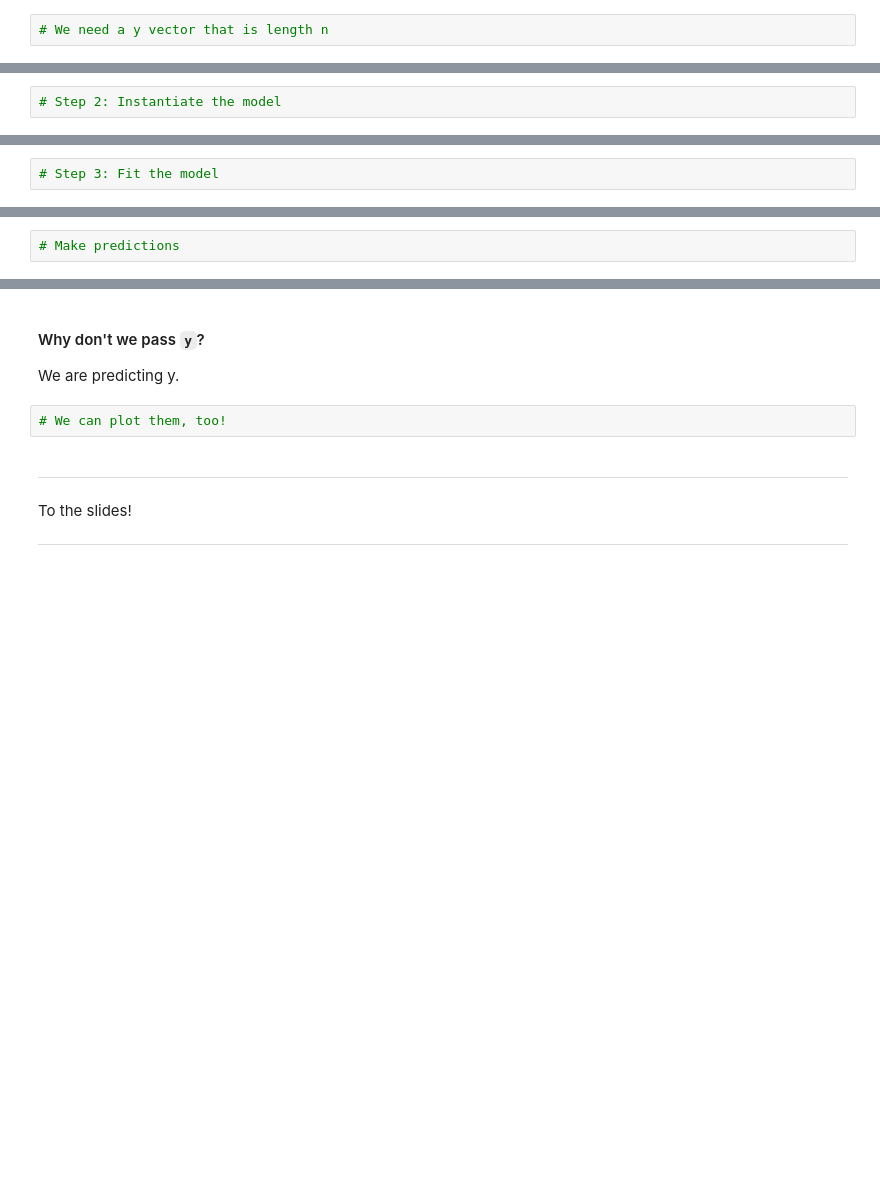
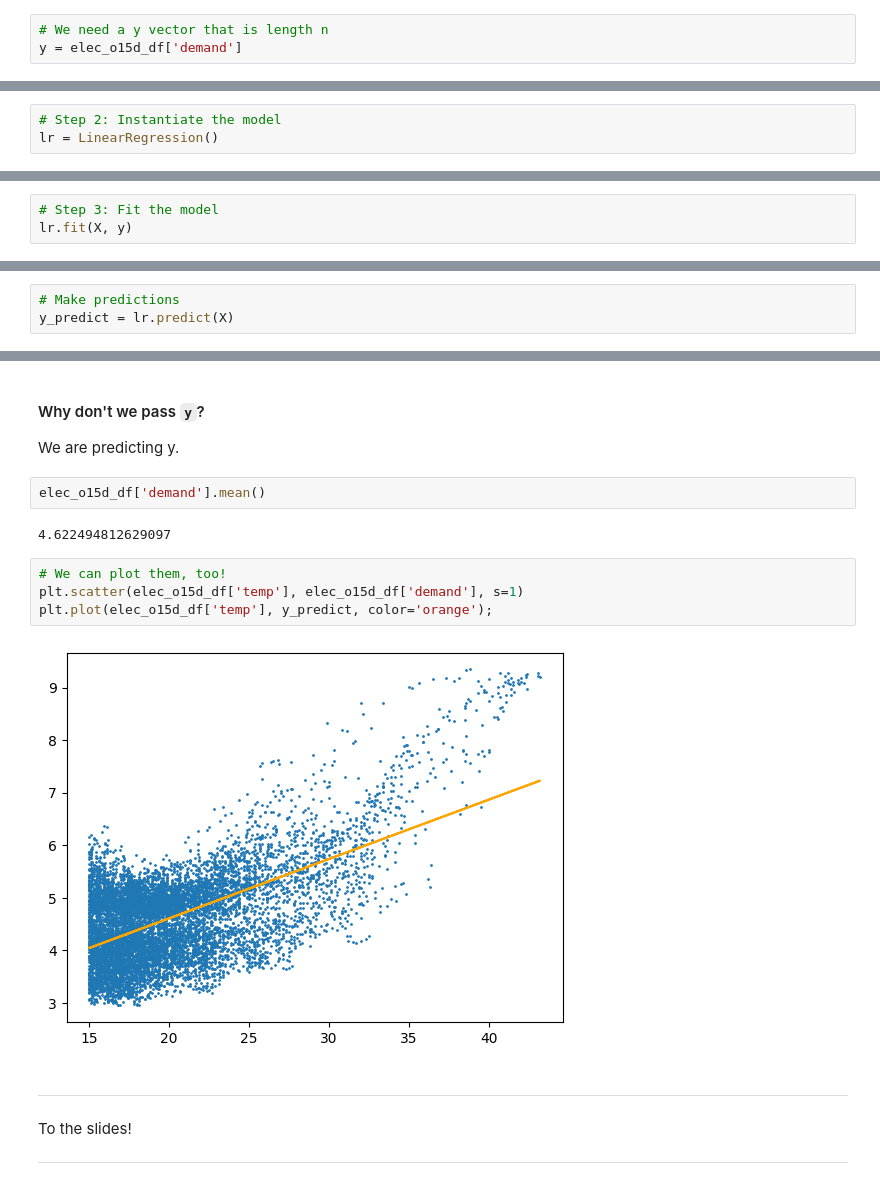
Before and after one commit to naserhusovic-droid/DSB-Unit-03, a Jupyter notebook: 02 - Linear Regression I/02-simple-linear-regression.ipynb, the cells around one changed output, grey strips where cells are left out. Saved outputs shown, nothing was run; the diff lists cells and outputs as text; blank space fills up the shorter version.

```diff
--- a/02 - Linear Regression I/02-simple-linear-regression.ipynb
+++ b/02 - Linear Regression I/02-simple-linear-regression.ipynb
@@ -217,3 +222,4 @@ In the simple linear regression case, p = 1. We have one feature ($x_1$). Usuall
 y is the outcome variable
 # %%
 # We need a y vector that is length n
+y = elec_o15d_df['demand']
@@ -225,7 +235,9 @@ y is the outcome variable
 ### Step 2: Instantiate the model
 # %%
 # Step 2: Instantiate the model
+lr = LinearRegression()
 # %% [markdown]
 ### Step 3: Fit the model
 # %%
 # Step 3: Fit the model
+lr.fit(X, y)
@@ -260,3 +279,4 @@ We don't have any new data, so let's just see what predictions our model would h
 We do this for all the x values.
 # %%
 # Make predictions
+y_predict = lr.predict(X)
@@ -264,8 +330,16 @@ We do this for all the x values.
 #### Why don't we pass `y`?
 
 We are predicting y.
-# %%
-# We can plot them, too!
+# %%
+elec_o15d_df['demand'].mean()
+# %% [output]
+4.622494812629097
+# %%
+# We can plot them, too!
+plt.scatter(elec_o15d_df['temp'], elec_o15d_df['demand'], s=1)
+plt.plot(elec_o15d_df['temp'], y_predict, color='orange');
+# %% [output]
+[figure, added]
 # %% [markdown]
 ---
 
```
Also changed, not shown: parts of 9 cells of this notebook.
